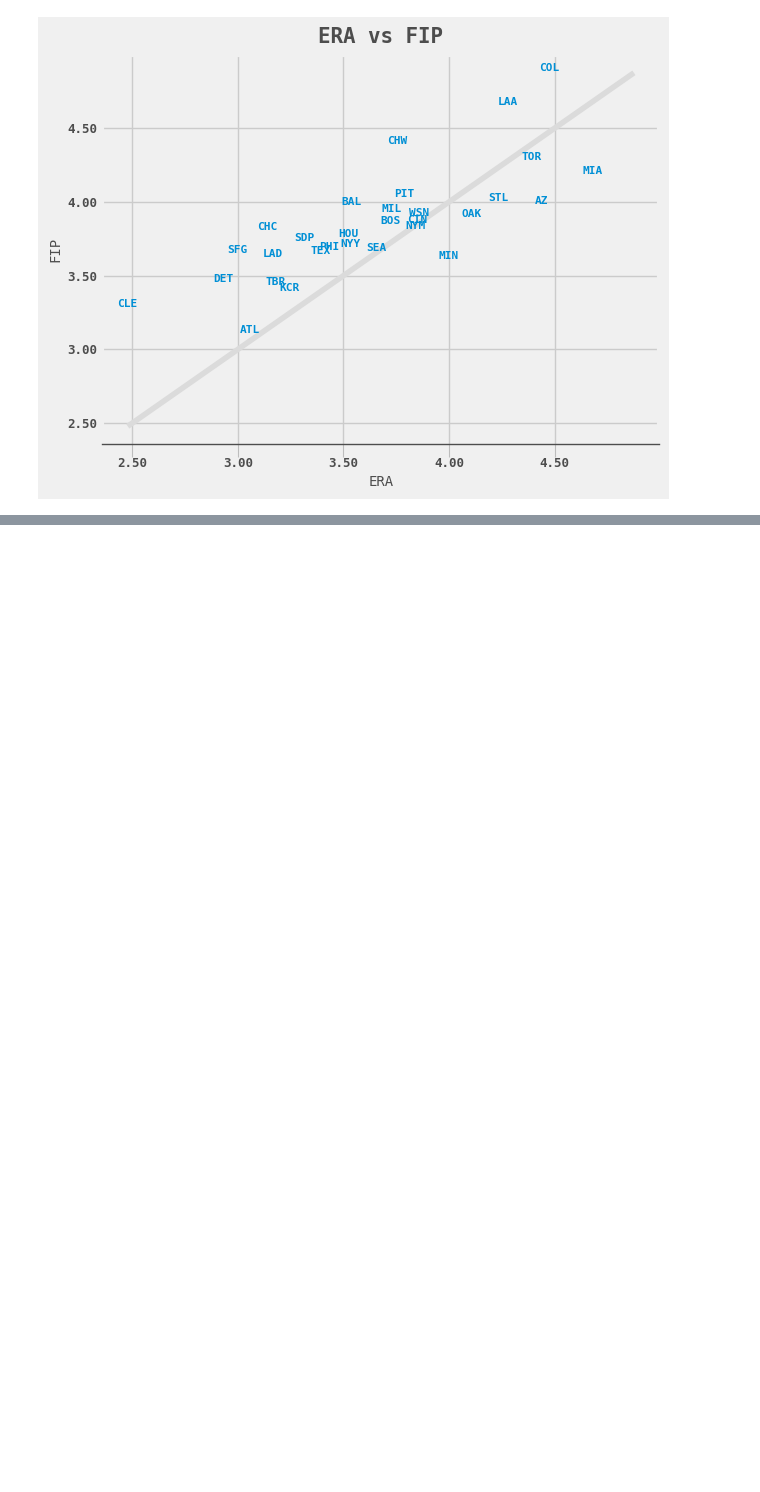
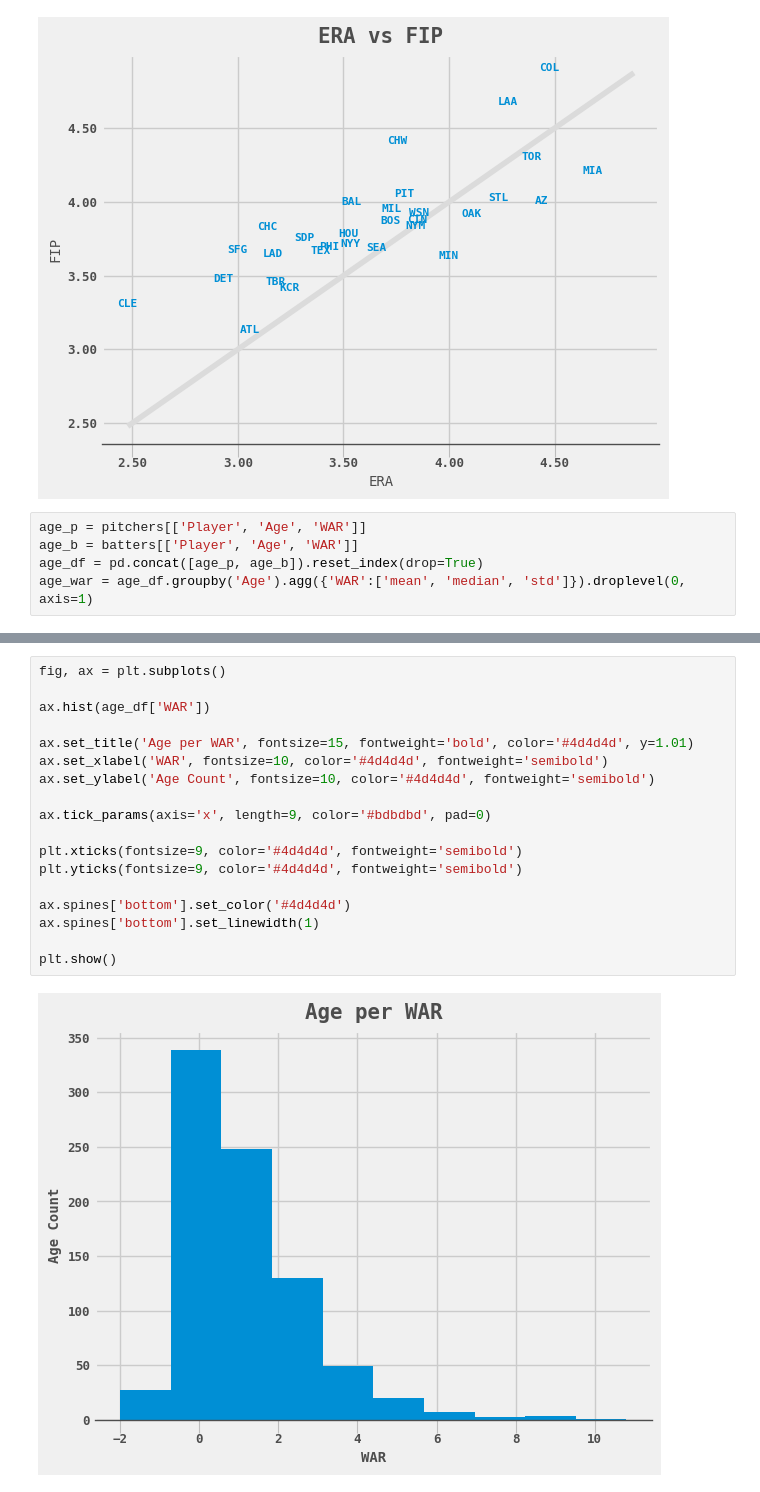
Before and after one commit to unbenounced/mlb_payroll, a Jupyter notebook: mlb_overview.ipynb, the cells around one changed output, grey strips where cells are left out. Saved outputs shown, nothing was run; the diff lists cells and outputs as text; blank space fills up the shorter version.

Commit message:
histogram of distribution of age vs war

```diff
--- a/mlb_overview.ipynb
+++ b/mlb_overview.ipynb
@@ -158,3 +158,8 @@ plt.ylabel('FIP', fontsize=10, color='#4d4d4d')
 plt.show()
 # %% [output]
 [figure]
+# %%
+age_p = pitchers[['Player', 'Age', 'WAR']]
+age_b = batters[['Player', 'Age', 'WAR']]
+age_df = pd.concat([age_p, age_b]).reset_index(drop=True)
+age_war = age_df.groupby('Age').agg({'WAR':['mean', 'median', 'std']}).droplevel(0, axis=1)
@@ -160,0 +175,20 @@ plt.show()
+# %%
+fig, ax = plt.subplots()
+
+ax.hist(age_df['WAR'])
+
+ax.set_title('Age per WAR', fontsize=15, fontweight='bold', color='#4d4d4d', y=1.01)
+ax.set_xlabel('WAR', fontsize=10, color='#4d4d4d', fontweight='semibold')
+ax.set_ylabel('Age Count', fontsize=10, color='#4d4d4d', fontweight='semibold')
+
+ax.tick_params(axis='x', length=9, color='#bdbdbd', pad=0)
+
+plt.xticks(fontsize=9, color='#4d4d4d', fontweight='semibold')
+plt.yticks(fontsize=9, color='#4d4d4d', fontweight='semibold')
+
+ax.spines['bottom'].set_color('#4d4d4d')
+ax.spines['bottom'].set_linewidth(1)
+
+plt.show()
+# %% [output]
+[figure, added]
```
Also changed, not shown: parts of 1 cell of this notebook.
